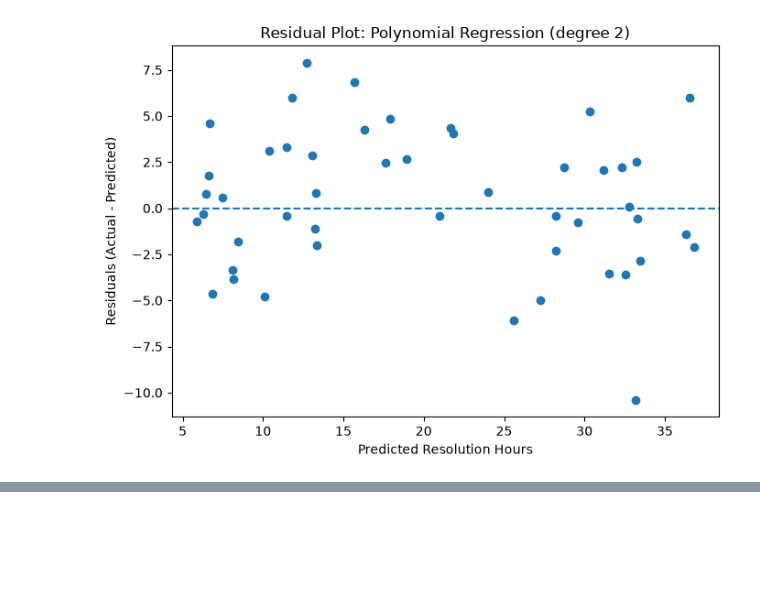
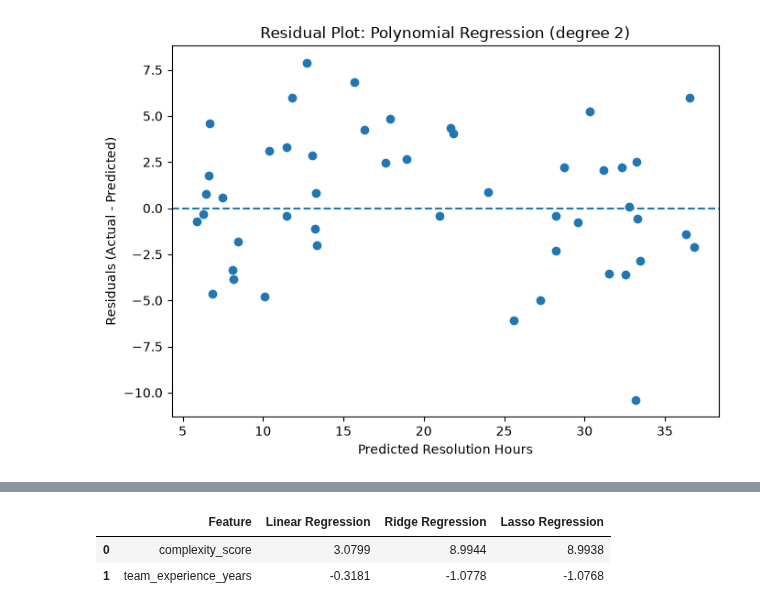
Before and after one commit to Bisrat12Amare/ML-lab, a Jupyter notebook: lab3.ipynb, the cells around one changed output, grey strips where cells are left out. Cells and saved outputs as stored; diff of their text form; code cells hidden in the pictures; blank space fills up the shorter version.

```diff
--- a/lab3.ipynb
+++ b/lab3.ipynb
@@ -392,0 +306,14 @@ The dataset is synthetic, so its results alone are not enough to establish real-
+# %%
+# Compare coefficients for the scaled-feature regression models
+coefficient_comparison = pd.DataFrame({
+    "Feature": features,
+    "Linear Regression": linear_model.coef_,
+    "Ridge Regression": ridge_model.named_steps["ridge"].coef_,
+    "Lasso Regression": lasso_model.named_steps["lasso"].coef_
+})
+
+display(coefficient_comparison.round(4))
+# %% [output]
+|  | Feature | Linear Regression | Ridge Regression | Lasso Regression |
+| 0 | complexity_score | 3.0799 | 8.9944 | 8.9938 |
+| 1 | team_experience_years | -0.3181 | -1.0778 | -1.0768 |
```
Also changed, not shown: parts of 4 cells of this notebook.
